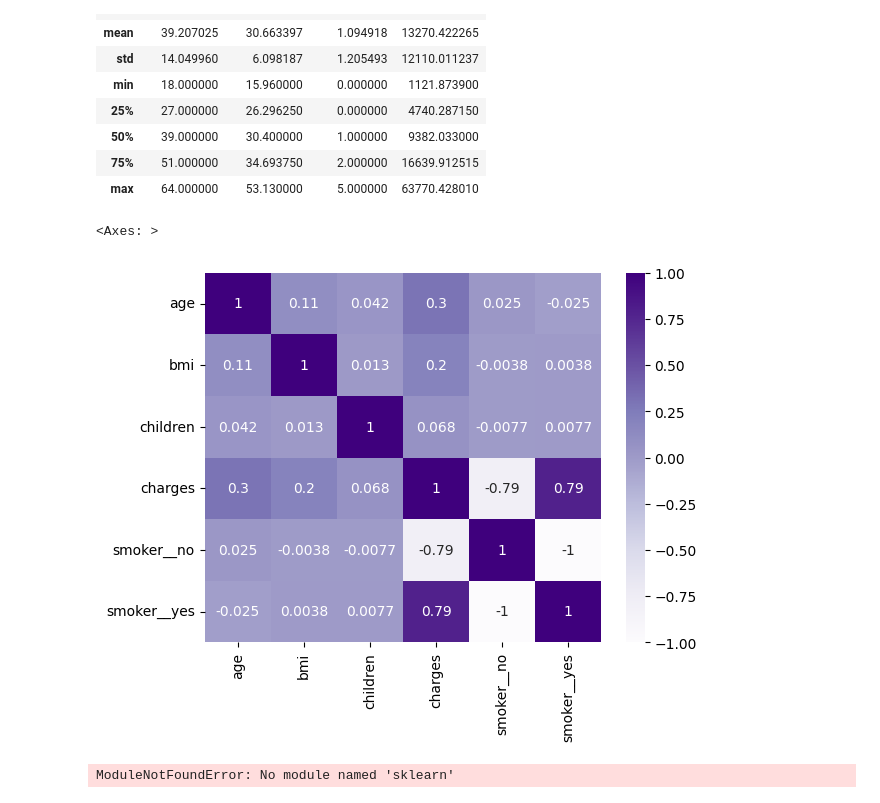
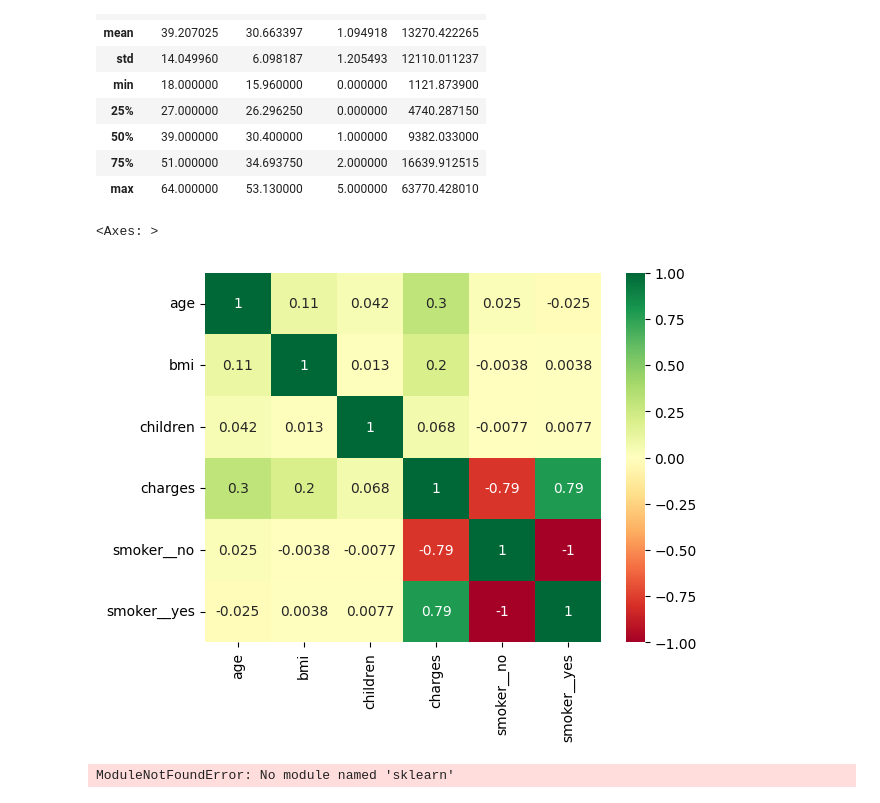
Before and after one commit to gravetir/School_X_Python_learning, a Jupyter notebook: data-f/data_set.ipynb, the cells around one changed output. Drawn from its saved outputs; the diff is of its cells as text; code cells hidden in the pictures.

```diff
--- a/data-f/data_set.ipynb
+++ b/data-f/data_set.ipynb
@@ -80,14 +83,16 @@ data.describe()
 # %%
 numeric_data = data.select_dtypes(include=['float64', 'int64']) # отбираются только числовые столбцы
 categorical_data = pd.get_dummies(data['smoker'], prefix='smoker_') # создается дамми-переменная для столбца "smoker"
 
 merged_data = pd.concat([numeric_data, categorical_data], axis=1) # объединение числовых столбцов с созданной дамми-переменной
 
 corr = merged_data.corr() # рассчитывается матрица корреляций
-sns.heatmap(corr, cmap='Purples', annot=True) # строится тепловая карта
+sns.heatmap(corr, cmap='RdYlGn', annot=True) # строится тепловая карта
+
+# написать можедь линйной регресси используя chargers bmi
 # %% [output]
 <Axes: >
-[figure, old version]
+[figure, new version]
 # %%
 from sklearn.linear_model import LinearRegression
 
```
Also changed, not shown: parts of 6 cells of this notebook, 1 other file.
